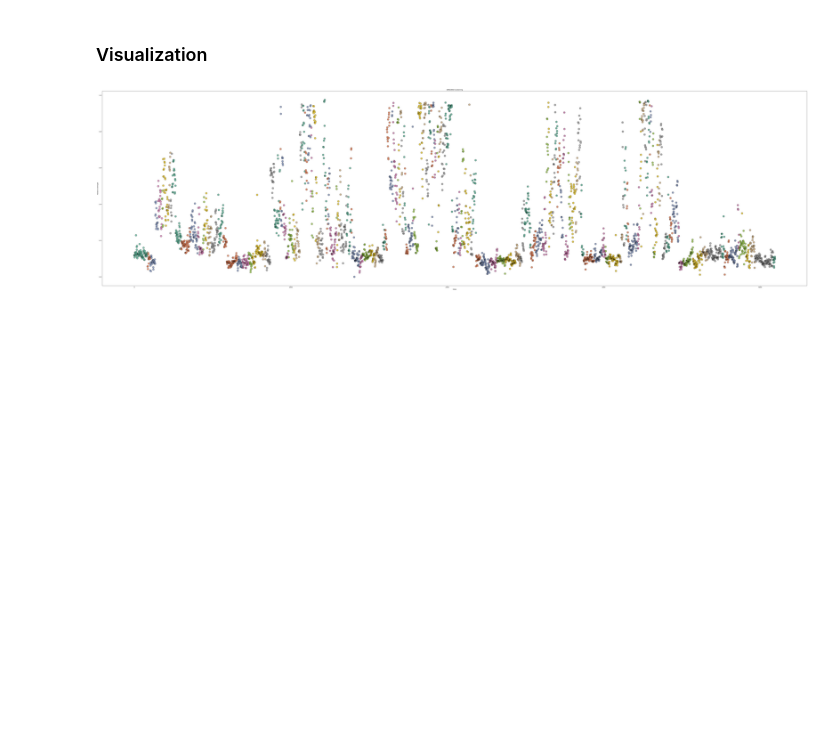
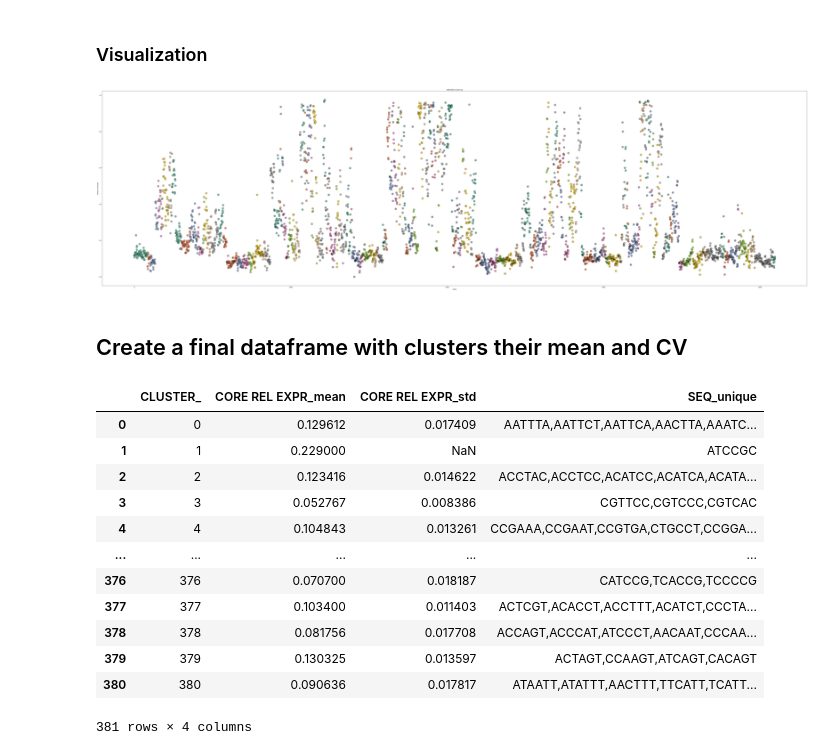
Before and after one commit to sb2cl/Activity-Clouds, a Jupyter notebook: 20_DBSCAN_clustering.ipynb, the cells around one changed output. Cells and saved outputs as stored; diff of their text form; code cells hidden in the pictures; blank space fills up the shorter version.

Commit message:
Added the needed analysis and data files

```diff
--- a/20_DBSCAN_clustering.ipynb
+++ b/20_DBSCAN_clustering.ipynb
@@ -8,7 +10,7 @@ from sklearn.cluster import DBSCAN
 # %% [markdown]
 ## Load the data and get some high level statistics
 # %%
-df = pd.read_csv('data/processed/final_paths_ordered.csv')
+df = pd.read_csv('data/interim/final_paths_ordered.csv')
 df
 # %% [output]
 |  | Level 1 | Level 2 | Level 3 | Level 4 | Level 5 | Level 6 | Level 7 | Relative Strength |
@@ -51,9 +53,6 @@ df = df.drop(columns=['Level 1'])
 # %% [markdown]
 ### Encode the sequences
 # %%
-# Define the characters used
-characters = ['A', 'C', 'G', 'T', '_']
-
 # Function to one-hot encode a single sequence
 def one_hot_encode(sequence, characters):
     char_to_int = dict((c, i) for i, c in enumerate(characters))
@@ -68,7 +67,7 @@ def one_hot_encode(sequence, characters):
 # Apply the encoding to each column in the dataframe and preserve column names
 encoded_columns = []
 for col in df.columns[:-1]:  # Exclude 'Relative Strength' column for encoding
-    encoded_sequences = df[col].apply(lambda x: one_hot_encode(x, characters))
+    encoded_sequences = df[col].apply(lambda x: one_hot_encode(x, common.POSSIBLE_CHARACTERS))
     col_encoded_df = pd.DataFrame(encoded_sequences.tolist(), columns=[f"{col}_{i}" for i in range(encoded_sequences.iloc[0].size)])
     encoded_columns.append(col_encoded_df)
 
@@ -123,7 +122,7 @@ current_eps = 5.9
 
 while number_of_clusters > 400:
     # db = DBSCAN(eps=current_eps, min_samples=1, metric='mahalanobis', metric_params={'VI':np.cov(encoded_df)}, algorithm='brute', leaf_size=30, n_jobs=-1)
-    db = DBSCAN(eps=current_eps, min_samples=1, leaf_size=30, n_jobs=-1)
+    db = DBSCAN(eps=current_eps, min_samples=1, leaf_size=30, n_jobs=6)
     clusters = db.fit_predict(encoded_df)
     unique_clusters = set(clusters)
     number_of_clusters = len(unique_clusters)
@@ -193,3 +192,30 @@ plt.title('DBSCAN Clustering')
 plt.savefig('dbscan_clustering_plot.png')
 # %% [output]
 [figure]
+# %% [markdown]
+## Create a final dataframe with clusters their mean and CV
+# %%
+# From the encoded_df, use only columns 'CLUSTER', 'SEQ' and 'CORE REL EXPR'
+df = encoded_df[['CLUSTER', 'SEQ', 'CORE REL EXPR']]
+
+# Group by cluster, calculate the mean and std for each cluster and add all SEQs to the dataframe
+df_grouped = df.groupby('CLUSTER').agg({'CORE REL EXPR': ['mean', 'std'], 'SEQ': 'unique'}).reset_index()
+# Remove the line breaks from the header
+df_grouped.columns = df_grouped.columns.map('_'.join)
+# Remove the line breaks from the SEQ_unique values
+df_grouped['SEQ_unique'] = df_grouped['SEQ_unique'].apply(lambda x: ','.join(x))
+df_grouped
+# %% [output]
+|  | CLUSTER_ | CORE REL EXPR_mean | CORE REL EXPR_std | SEQ_unique |
+| 0 | 0 | 0.129612 | 0.017409 | AATTTA,AATTCT,AATTCA,AACTTA,AAATC... |
+| 1 | 1 | 0.229000 | NaN | ATCCGC |
+| 2 | 2 | 0.123416 | 0.014622 | ACCTAC,ACCTCC,ACATCC,ACATCA,ACATA... |
+| 3 | 3 | 0.052767 | 0.008386 | CGTTCC,CGTCCC,CGTCAC |
+| 4 | 4 | 0.104843 | 0.013261 | CCGAAA,CCGAAT,CCGTGA,CTGCCT,CCGGA... |
+| ... | ... | ... | ... | ... |
+| 376 | 376 | 0.070700 | 0.018187 | CATCCG,TCACCG,TCCCCG |
+| 377 | 377 | 0.103400 | 0.011403 | ACTCGT,ACACCT,ACCTTT,ACATCT,CCCTA... |
+| 378 | 378 | 0.081756 | 0.017708 | ACCAGT,ACCCAT,ATCCCT,AACAAT,CCCAA... |
+| 379 | 379 | 0.130325 | 0.013597 | ACTAGT,CCAAGT,ATCAGT,CACAGT |
+| 380 | 380 | 0.090636 | 0.017817 | ATAATT,ATATTT,AACTTT,TTCATT,TCATT... |
+381 rows × 4 columns
```
Also changed, not shown: parts of 4 cells of this notebook, 14 other files.
